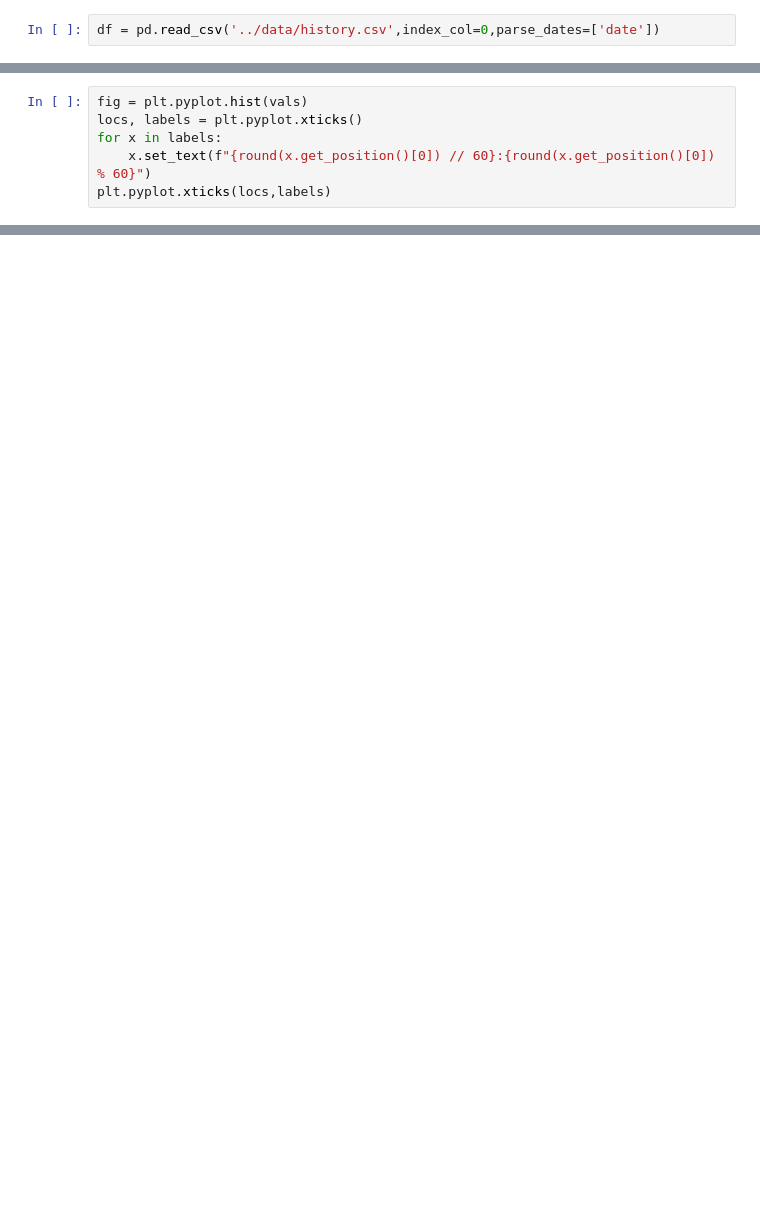
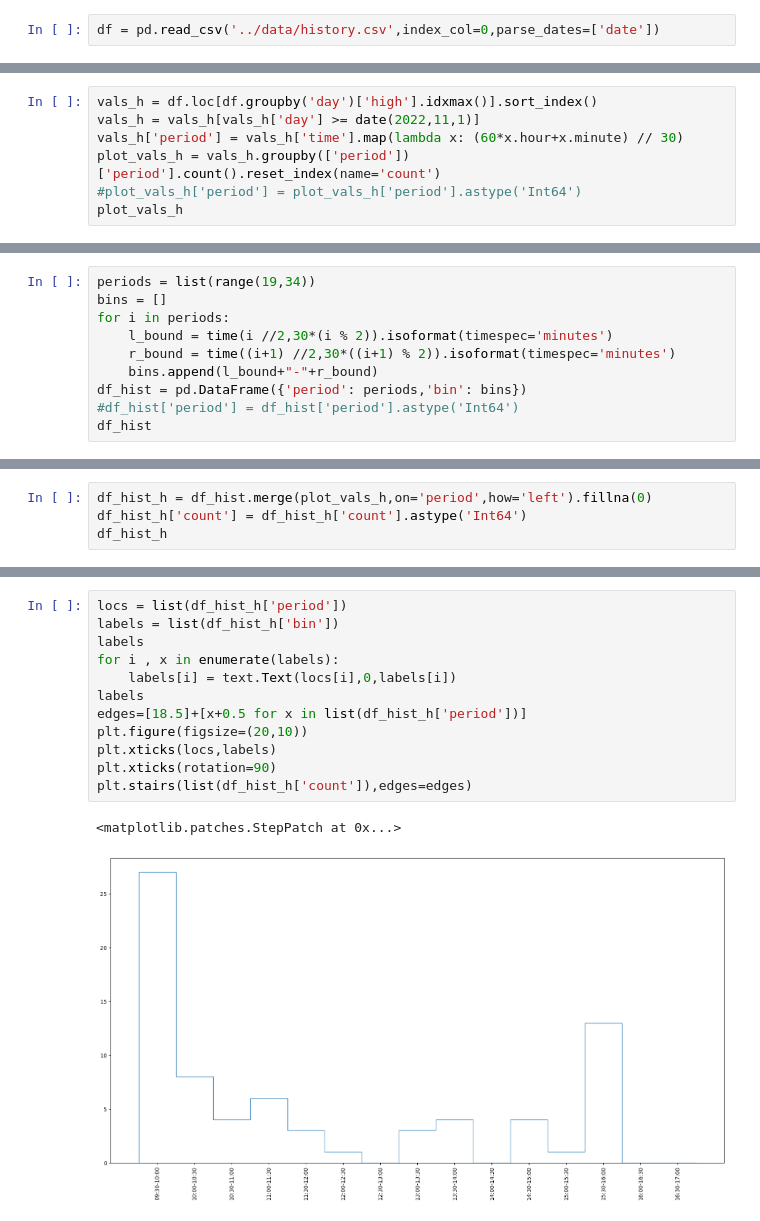
Before and after one commit to maxbaroi/codespaces-jupyter, a Jupyter notebook: notebooks/agl.ipynb, the cells around one changed output, grey strips where cells are left out. Saved outputs shown, nothing was run; the diff lists cells and outputs as text; blank space fills up the shorter version.

Commit message:
made the histograms correctly

```diff
--- a/notebooks/agl.ipynb
+++ b/notebooks/agl.ipynb
@@ -58,6 +49,0 @@ res
-# %%
-fig = plt.pyplot.hist(vals)
-locs, labels = plt.pyplot.xticks()
-for x in labels:
-    x.set_text(f"{round(x.get_position()[0]) // 60}:{round(x.get_position()[0]) % 60}")
-plt.pyplot.xticks(locs,labels)
@@ -85,0 +50,7 @@ plt.pyplot.xticks(locs,labels)
+# %%
+vals_h = df.loc[df.groupby('day')['high'].idxmax()].sort_index()
+vals_h = vals_h[vals_h['day'] >= date(2022,11,1)]
+vals_h['period'] = vals_h['time'].map(lambda x: (60*x.hour+x.minute) // 30)
+plot_vals_h = vals_h.groupby(['period'])['period'].count().reset_index(name='count')
+#plot_vals_h['period'] = plot_vals_h['period'].astype('Int64')
+plot_vals_h
@@ -85,0 +90,10 @@ plt.pyplot.xticks(locs,labels)
+# %%
+periods = list(range(19,34))
+bins = []
+for i in periods:
+    l_bound = time(i //2,30*(i % 2)).isoformat(timespec='minutes')
+    r_bound = time((i+1) //2,30*((i+1) % 2)).isoformat(timespec='minutes')
+    bins.append(l_bound+"-"+r_bound)
+df_hist = pd.DataFrame({'period': periods,'bin': bins})
+#df_hist['period'] = df_hist['period'].astype('Int64')
+df_hist
@@ -85,0 +117,4 @@ plt.pyplot.xticks(locs,labels)
+# %%
+df_hist_h = df_hist.merge(plot_vals_h,on='period',how='left').fillna(0)
+df_hist_h['count'] = df_hist_h['count'].astype('Int64')
+df_hist_h
@@ -85,0 +138,15 @@ plt.pyplot.xticks(locs,labels)
+# %%
+locs = list(df_hist_h['period'])
+labels = list(df_hist_h['bin'])
+labels
+for i , x in enumerate(labels):
+    labels[i] = text.Text(locs[i],0,labels[i])
+labels
+edges=[18.5]+[x+0.5 for x in list(df_hist_h['period'])]
+plt.figure(figsize=(20,10))
+plt.xticks(locs,labels)
+plt.xticks(rotation=90)
+plt.stairs(list(df_hist_h['count']),edges=edges)
+# %% [output]
+<matplotlib.patches.StepPatch at 0x...>
+[figure, added]
```
Also changed, not shown: parts of 12 cells of this notebook.
